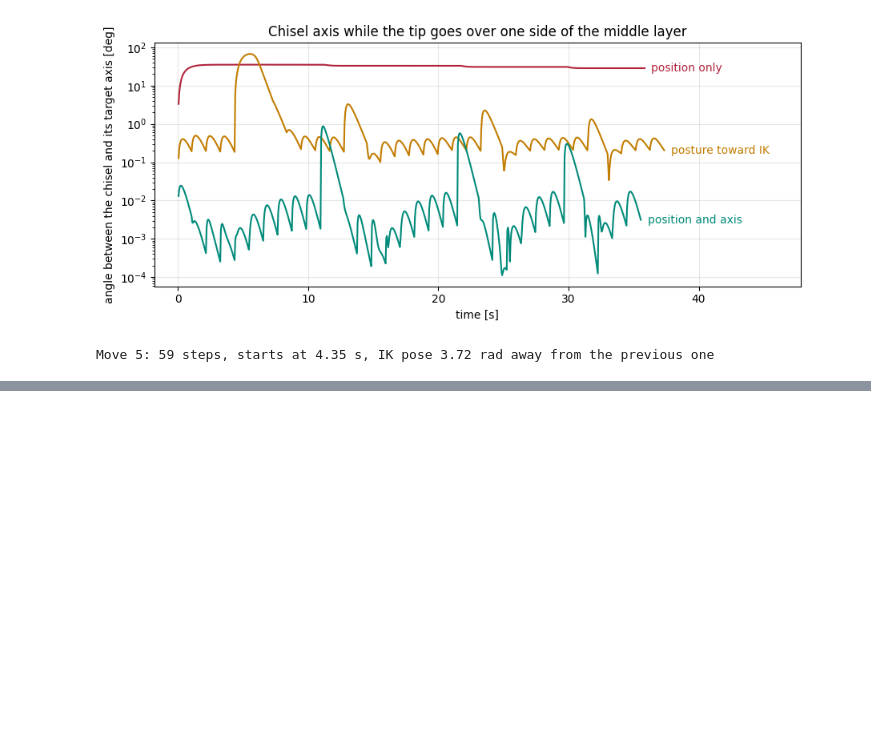
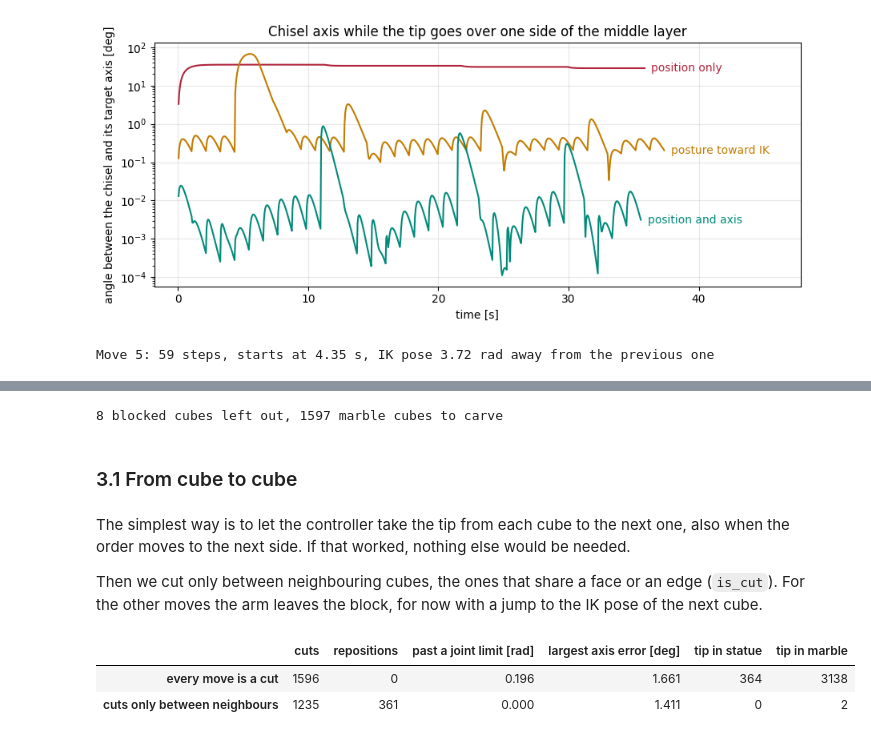
Before and after one commit to Aokiri/sculptor-robot, a Jupyter notebook: notebooks/04_arm_control.ipynb, the cells around one changed output, grey strips where cells are left out. Cells and saved outputs as stored; diff of their text form; code cells hidden in the pictures; blank space fills up the shorter version.

```diff
--- a/notebooks/04_arm_control.ipynb
+++ b/notebooks/04_arm_control.ipynb
@@ -187,0 +208,30 @@ With the position only, the posture task pulls the arm toward $\mathbf{q}_r$, an
+# %%
+# The cubes that section 1 found blocked stay in the block, as in notebook 03
+stuck = set(hitboxes.blocked(voxels, order, phi, q_ik))
+keep = np.array([i not in stuck for i in order])
+order, phi, q_ik = order[keep], phi[keep], q_ik[keep]
+print(f"{len(stuck)} blocked cubes left out, {len(order)} marble cubes to carve")
+
+carver = Carver(panda, cell, voxels, order, phi, q_ik, hitboxes, seed=IK_SEED)
+# %% [output]
+8 blocked cubes left out, 1597 marble cubes to carve
+# %% [markdown]
+### 3.1 From cube to cube
+# %% [markdown]
+The simplest way is to let the controller take the tip from each cube to the next one, also when the order moves to the next side. If that worked, nothing else would be needed.
+
+Then we cut only between neighbouring cubes, the ones that share a face or an edge (`is_cut`). For the other moves the arm leaves the block, for now with a jump to the IK pose of the next cube.
+# %%
+every = np.ones(len(order) - 1, dtype=bool)
+cut = is_cut(voxels, order)
+
+runs = {}
+runs["every move is a cut"] = carver.run(every)
+runs["cuts only between neighbours"] = carver.run(cut)
+
+columns = ["cuts", "repositions", "past a joint limit [rad]", "largest axis error [deg]", "tip in statue", "tip in marble"]
+pd.DataFrame.from_dict(runs, orient="index")[columns].round(3)
+# %% [output]
+|  | cuts | repositions | past a joint limit [rad] | largest axis error [deg] | tip in statue | tip in marble |
+| every move is a cut | 1596 | 0 | 0.196 | 1.661 | 364 | 3138 |
+| cuts only between neighbours | 1235 | 361 | 0.000 | 1.411 | 0 | 2 |
```
Also changed, not shown: parts of 11 cells of this notebook, 1 other file.
